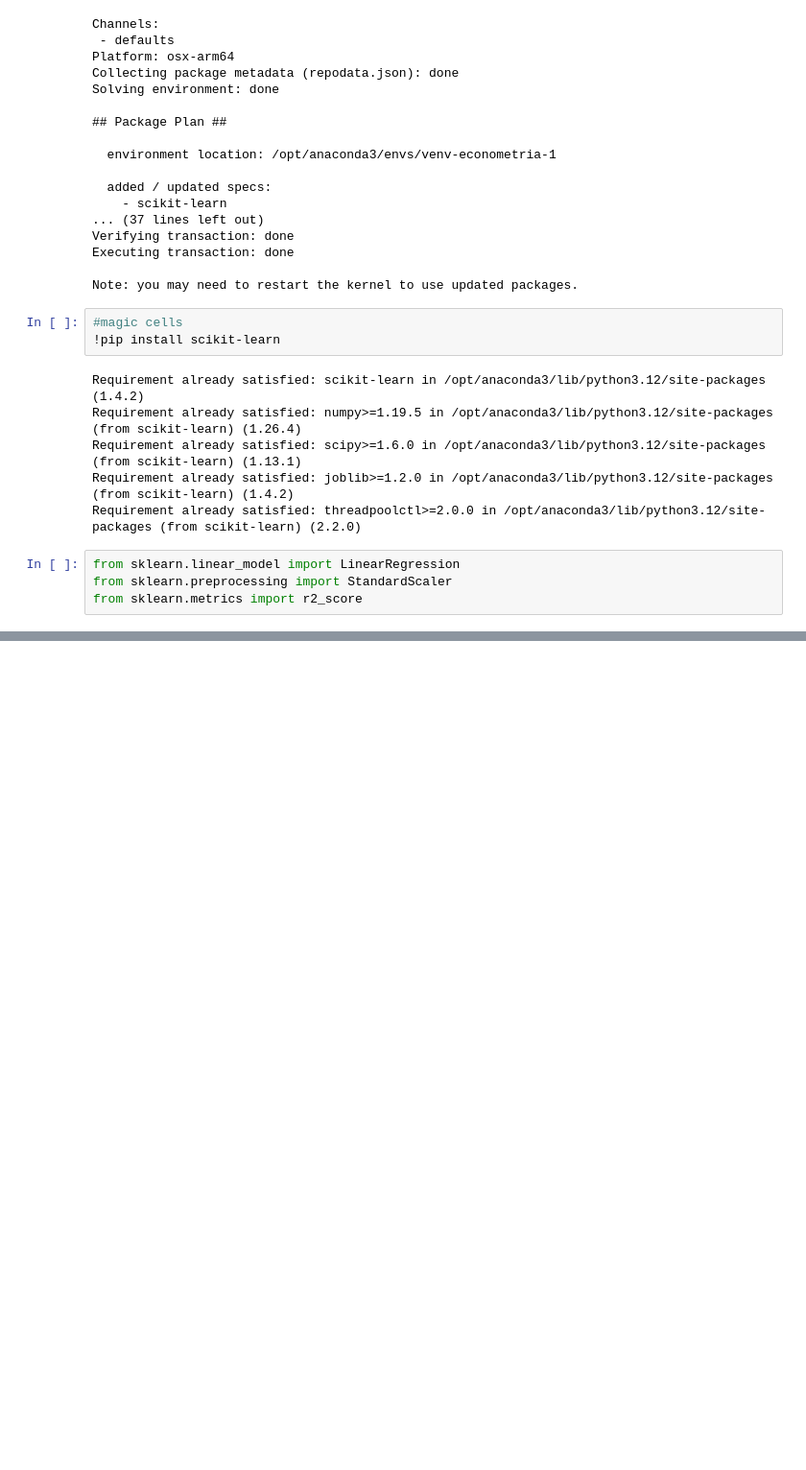
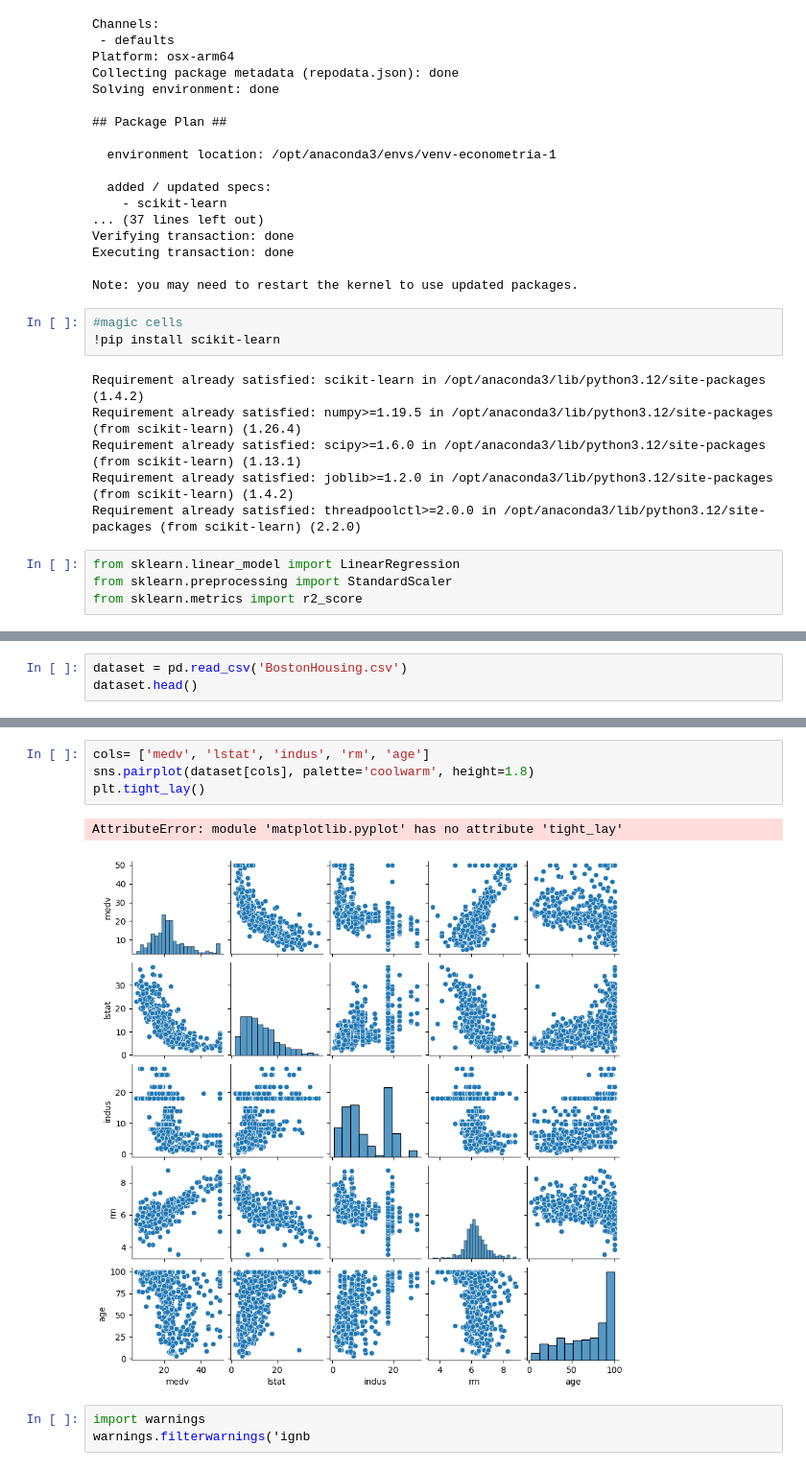
Before and after one commit to midwayjona/Econometria, a Jupyter notebook: notebooks/Regresiones.ipynb, the cells around one changed output, grey strips where cells are left out. Shown at 96% size. Drawn from its saved outputs; the diff is of its cells as text; blank space fills up the shorter version.

```diff
--- a/notebooks/Regresiones.ipynb
+++ b/notebooks/Regresiones.ipynb
@@ -38,0 +73,3 @@ from sklearn.metrics import r2_score
+# %%
+dataset = pd.read_csv('BostonHousing.csv')
+dataset.head()
@@ -38,0 +83,10 @@ from sklearn.metrics import r2_score
+# %%
+cols= ['medv', 'lstat', 'indus', 'rm', 'age']
+sns.pairplot(dataset[cols], palette='coolwarm', height=1.8)
+plt.tight_lay()
+# %% [output]
+AttributeError: module 'matplotlib.pyplot' has no attribute 'tight_lay'
+[figure, added]
+# %%
+import warnings
+warnings.filterwarnings('ignb
```
Also changed, not shown: parts of 4 cells of this notebook, 2 other files.
